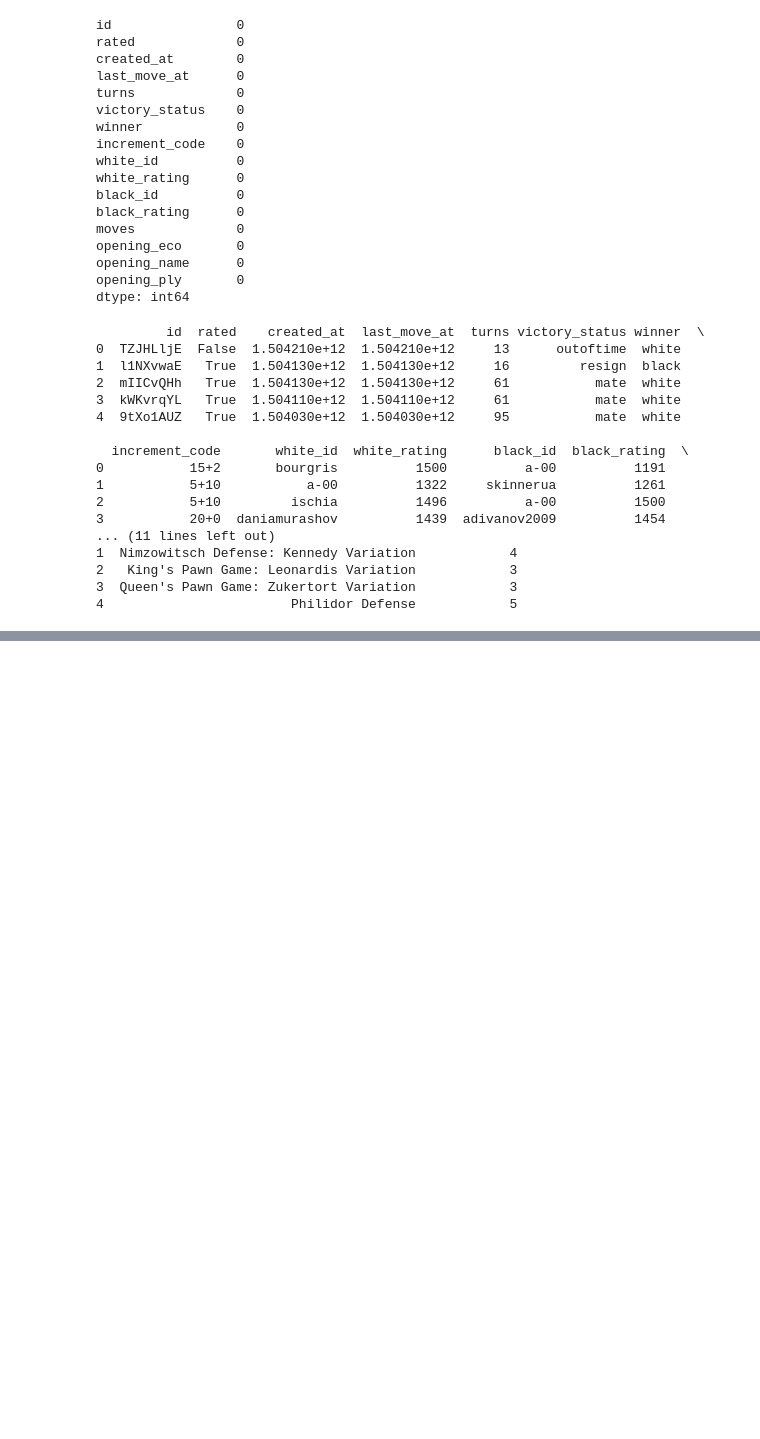
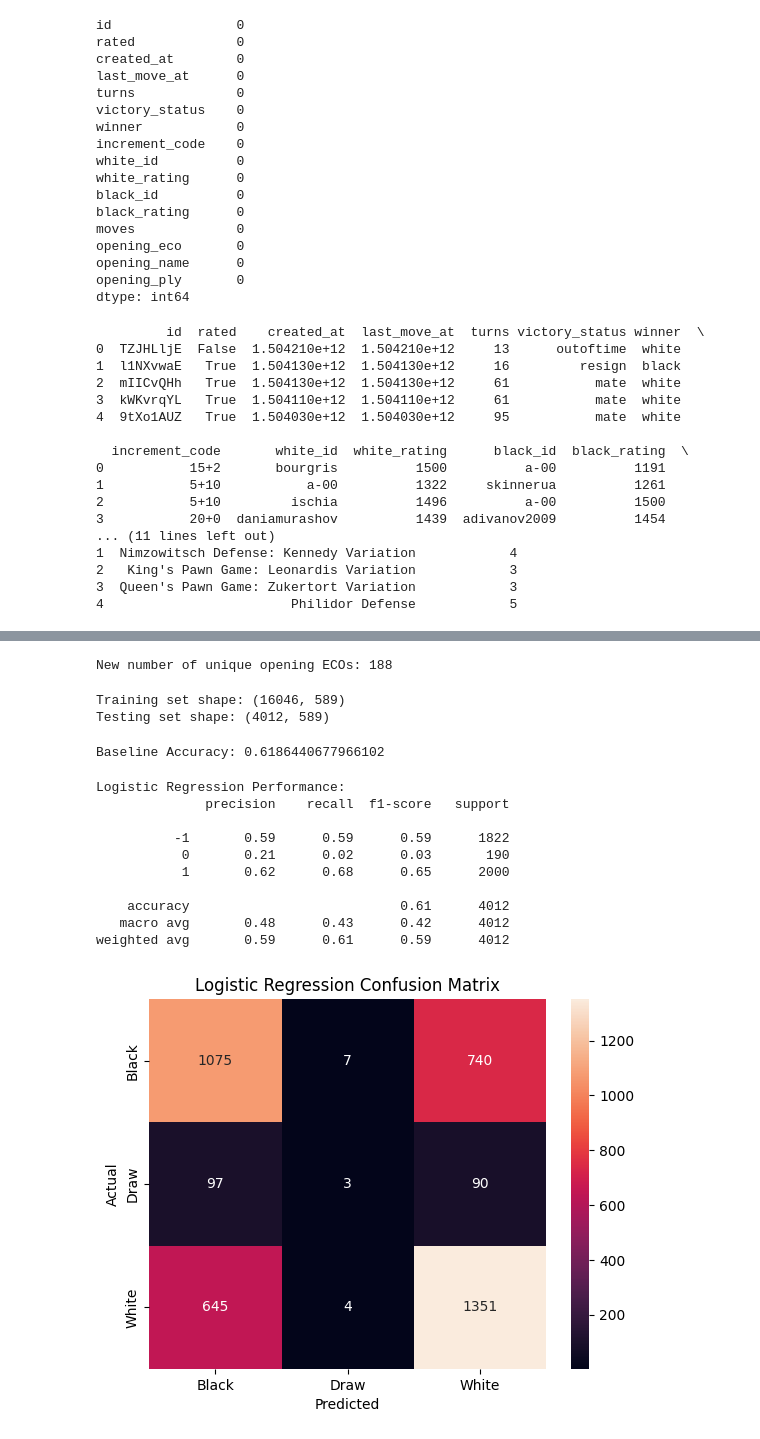
Before and after one commit to rohanxavier33/overBeforeItStarted, a Jupyter notebook: main.ipynb, the cells around one changed output, grey strips where cells are left out. Drawn from its saved outputs; the diff is of its cells as text; code cells hidden in the pictures; blank space fills up the shorter version.

Commit message:
logistic reg

```diff
--- a/main.ipynb
+++ b/main.ipynb
@@ -111,0 +131,6 @@ print(df.head())
+# %%
+df_processed['rating_difference'] = df_processed['white_rating'] - df_processed['black_rating']
+
+# Now that we have the difference, the individual ratings are less important.
+# We can drop them to avoid multicollinearity.
+df_processed = df_processed.drop(columns=['white_rating', 'black_rating'])
@@ -111,0 +153,68 @@ print(df.head())
+# %%
+# Group all openings that appear less than, say, 10 times into an 'Other' category
+opening_counts = df_processed['opening_eco'].value_counts()
+rare_openings = opening_counts[opening_counts < 10].index
+df_processed['opening_eco'] = df_processed['opening_eco'].replace(rare_openings, 'Other')
+
+print(f"\nNew number of unique opening ECOs: {df_processed['opening_eco'].nunique()}")
+# %% [output]
+New number of unique opening ECOs: 188
+# %%
+# Create the features (X) and target (y)
+X = df_processed.drop('winner', axis=1)
+y = df_processed['winner']
+
+# Convert categorical variables into dummy/indicator variables
+X = pd.get_dummies(X, columns=['opening_eco', 'increment_code'], drop_first=True)
+# %%
+# Split data into 80% training and 20% testing
+X_train, X_test, y_train, y_test = train_test_split(X, y, test_size=0.2, random_state=42, stratify=y)
+
+print("Training set shape:", X_train.shape)
+print("Testing set shape:", X_test.shape)
+# %% [output]
+Training set shape: (16046, 589)
+Testing set shape: (4012, 589)
+# %%
+# Baseline: Predict winner based only on rating difference
+# 1 if white has higher rating, -1 if black has higher rating
+baseline_preds = np.sign(X_test['rating_difference'])
+
+# Note: This simple baseline can't predict draws (0), so we'll replace 0s with 1 (predicting a white win).
+baseline_preds[baseline_preds == 0] = 1
+
+# Evaluate the baseline
+print("Baseline Accuracy:", accuracy_score(y_test, baseline_preds))
+# %% [output]
+Baseline Accuracy: 0.6186440677966102
+# %%
+# Initialize and train the Logistic Regression model
+log_reg = LogisticRegression(max_iter=10000) # max_iter might be needed for convergence
+log_reg.fit(X_train, y_train)
+
+# Make predictions
+y_pred_log = log_reg.predict(X_test)
+
+# Evaluate the model
+print("\nLogistic Regression Performance:")
+print(classification_report(y_test, y_pred_log))
+
+# Visualize the Confusion Matrix
+cm = confusion_matrix(y_test, y_pred_log)
+sns.heatmap(cm, annot=True, fmt='d', xticklabels=['Black', 'Draw', 'White'], yticklabels=['Black', 'Draw', 'White'])
+plt.ylabel('Actual')
+plt.xlabel('Predicted')
+plt.title('Logistic Regression Confusion Matrix')
+plt.show()
+# %% [output]
+Logistic Regression Performance:
+              precision    recall  f1-score   support
+
+          -1       0.59      0.59      0.59      1822
+           0       0.21      0.02      0.03       190
+           1       0.62      0.68      0.65      2000
+
+    accuracy                           0.61      4012
+   macro avg       0.48      0.43      0.42      4012
+weighted avg       0.59      0.61      0.59      4012
+[figure, added]
```
Also changed, not shown: parts of 4 cells of this notebook.
